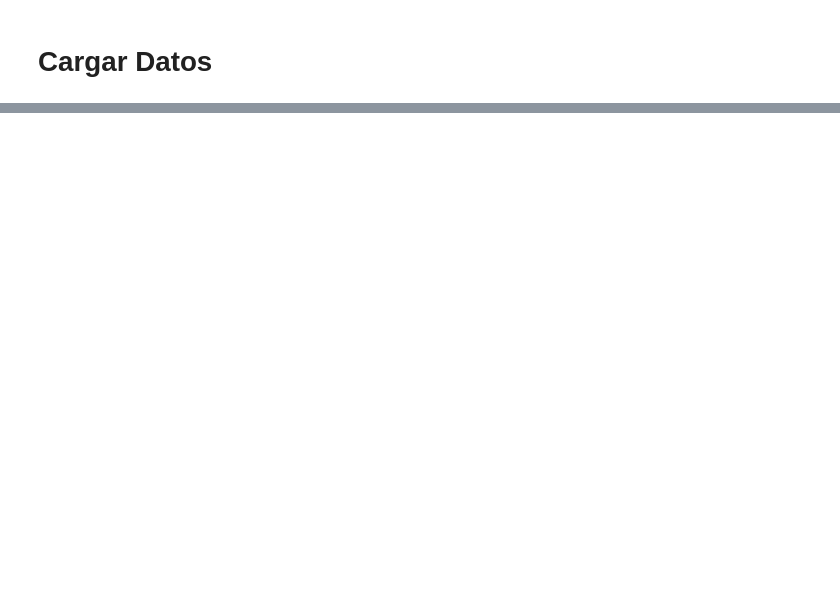
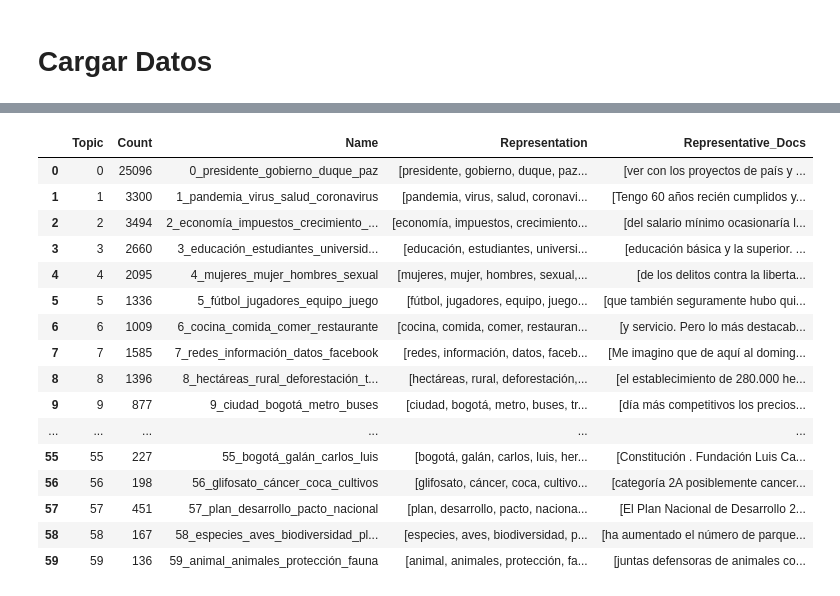
Before and after one commit to BMSS-EAFIT-Projects/HumanidadesDigitales, a Jupyter notebook: notebooks/9_bertopic_chunks_general.ipynb, the cells around one changed output, grey strips where cells are left out. Cells and saved outputs as stored; diff of their text form; code cells hidden in the pictures; blank space fills up the shorter version.

```diff
--- a/notebooks/9_bertopic_chunks_general.ipynb
+++ b/notebooks/9_bertopic_chunks_general.ipynb
@@ -263,0 +134,2 @@ KeyboardInterrupt:
+# %%
+topics_words = get_topic_words(topic_model, top_n=10)
@@ -263,0 +246,39 @@ KeyboardInterrupt:
+# %%
+nr_topics_values = [10, 20, 30, 40, 60, "auto"]
+results = []
+
+for nr in nr_topics_values:
+    topic_model = BERTopic(
+        vectorizer_model=vectorizer_model,
+        nr_topics=nr,
+        min_topic_size=20,
+        calculate_probabilities=False,
+        verbose=True,
+        language="spanish"
+    )
+
+    topics, probs = topic_model.fit_transform(
+        documents,
+        embeddings=embeddings   # embeddings Gemma
+    )
+
+    new_topics  = topic_model.reduce_outliers(
+        documents,
+        topics,
+        strategy="c-tf-idf",
+        embeddings=embeddings
+        )
+
+    topic_model.update_topics(documents, topics=new_topics, vectorizer_model=vectorizer_model)
+
+    coherence,_ = compute_bertopic_coherence(topic_model, documents, vectorizer_model)
+
+    n_outliers = sum(1 for t in topic_model.topics_ if t == -1)
+
+
+    results.append({
+        "nr_topics": nr,
+        "n_topics_final": len([t for t in topic_model.get_topics() if t != -1]),
+        "coherence_c_v": coherence,
+        "%_outliers": n_outliers / len(documents)
+    })
@@ -263,0 +314,22 @@ KeyboardInterrupt:
+# %%
+tm_res = topic_model.get_topic_info()
+# %%
+tm_res.head(60)
+# %% [output]
+|  | Topic | Count | Name | Representation | Representative_Docs |
+| 0 | 0 | 25096 | 0_presidente_gobierno_duque_paz | [presidente, gobierno, duque, paz... | [ver con los proyectos de país y ... |
+| 1 | 1 | 3300 | 1_pandemia_virus_salud_coronavirus | [pandemia, virus, salud, coronavi... | [Tengo 60 años recién cumplidos y... |
+| 2 | 2 | 3494 | 2_economía_impuestos_crecimiento_... | [economía, impuestos, crecimiento... | [del salario mínimo ocasionaría l... |
+| 3 | 3 | 2660 | 3_educación_estudiantes_universid... | [educación, estudiantes, universi... | [educación básica y la superior. ... |
+| 4 | 4 | 2095 | 4_mujeres_mujer_hombres_sexual | [mujeres, mujer, hombres, sexual,... | [de los delitos contra la liberta... |
+| 5 | 5 | 1336 | 5_fútbol_jugadores_equipo_juego | [fútbol, jugadores, equipo, juego... | [que también seguramente hubo qui... |
+| 6 | 6 | 1009 | 6_cocina_comida_comer_restaurante | [cocina, comida, comer, restauran... | [y servicio. Pero lo más destacab... |
+| 7 | 7 | 1585 | 7_redes_información_datos_facebook | [redes, información, datos, faceb... | [Me imagino que de aquí al doming... |
+| 8 | 8 | 1396 | 8_hectáreas_rural_deforestación_t... | [hectáreas, rural, deforestación,... | [el establecimiento de 280.000 he... |
+| 9 | 9 | 877 | 9_ciudad_bogotá_metro_buses | [ciudad, bogotá, metro, buses, tr... | [día más competitivos los precios... |
+| ... | ... | ... | ... | ... | ... |
+| 55 | 55 | 227 | 55_bogotá_galán_carlos_luis | [bogotá, galán, carlos, luis, her... | [Constitución . Fundación Luis Ca... |
+| 56 | 56 | 198 | 56_glifosato_cáncer_coca_cultivos | [glifosato, cáncer, coca, cultivo... | [categoría 2A posiblemente cancer... |
+| 57 | 57 | 451 | 57_plan_desarrollo_pacto_nacional | [plan, desarrollo, pacto, naciona... | [El Plan Nacional de Desarrollo 2... |
+| 58 | 58 | 167 | 58_especies_aves_biodiversidad_pl... | [especies, aves, biodiversidad, p... | [ha aumentado el número de parque... |
+| 59 | 59 | 136 | 59_animal_animales_protección_fauna | [animal, animales, protección, fa... | [juntas defensoras de animales co... |
```
Also changed, not shown: parts of 52 cells of this notebook, 18 other files.
